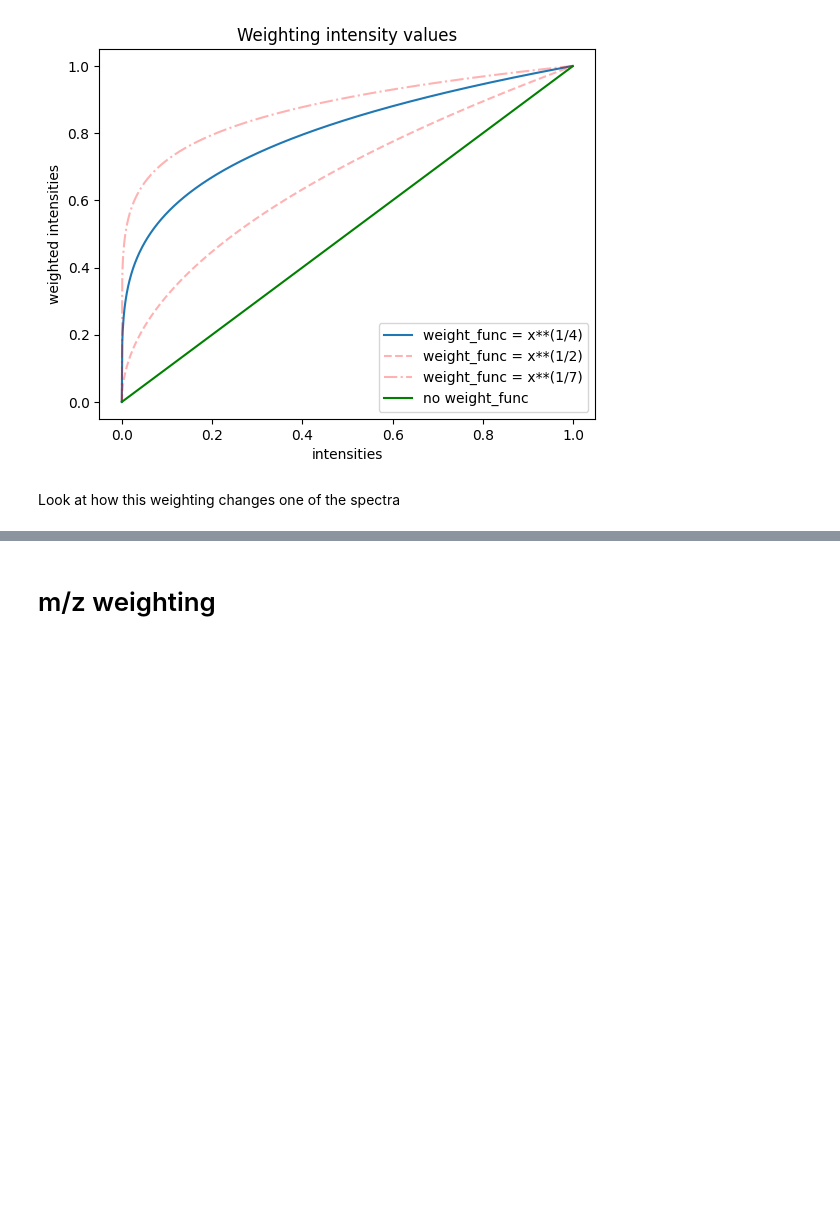
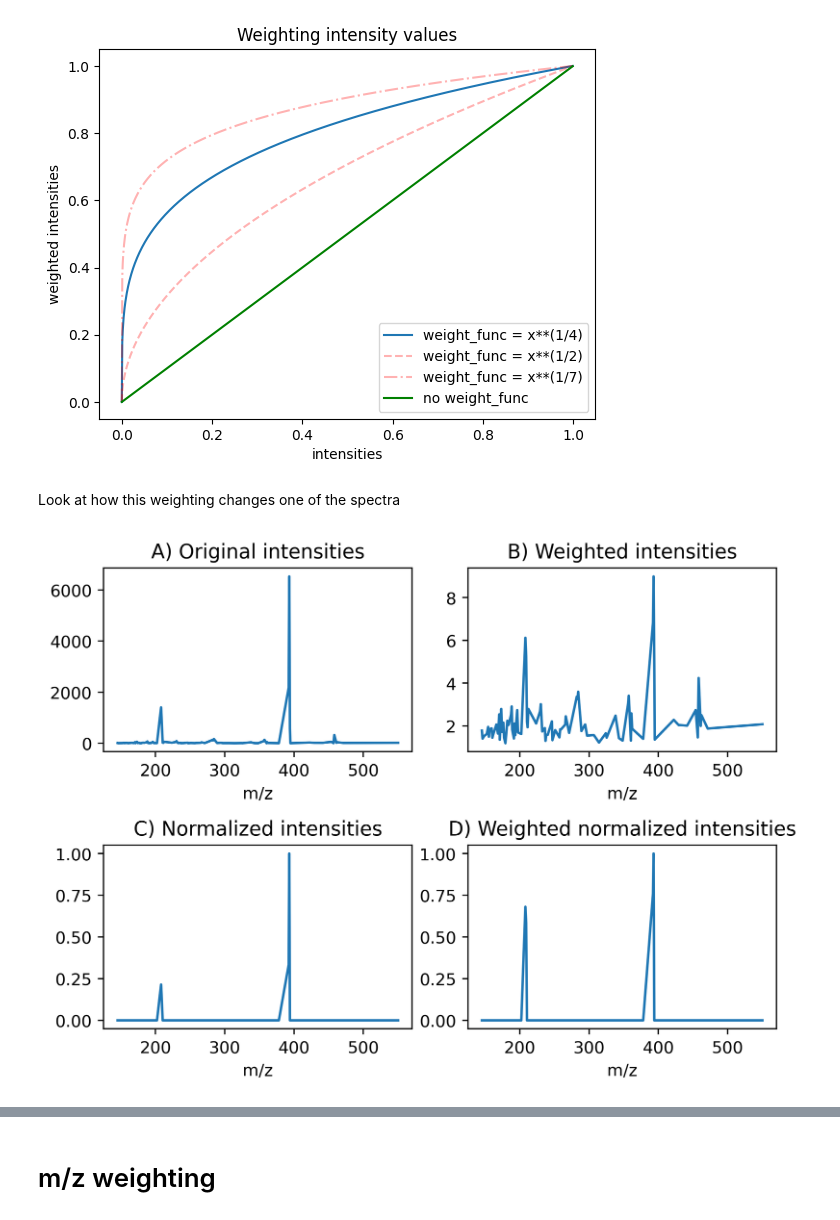
Before and after one commit to enveda/weighting-spectral-similarity, a Jupyter notebook: notebooks/helper_notebooks/create_figures_for weights.ipynb, the cells around one changed output, grey strips where cells are left out. Saved outputs shown, nothing was run; the diff lists cells and outputs as text; code cells hidden in the pictures; blank space fills up the shorter version.

```diff
--- a/notebooks/helper_notebooks/create_figures_for weights.ipynb
+++ b/notebooks/helper_notebooks/create_figures_for weights.ipynb
@@ -39,5 +39,63 @@ filename = ("../../data/ALL_GNPS_NO_PROPOGATED.mgf")
 with pyteomics.mgf.MGF(filename) as f_in:
     for spectrum_dict in tqdm(f_in):
         spectra.append(spectrum_dict)
+# %%
+# Weight intensities for one spectra
+#15, 100
+index1 = 200
+intensities1 = spectra[index1]['intensity array']
+intensities1 = np.array([x if x > 0.1 else 0 for x in intensities1])
+weighted_intensities1 = np.array(intensities1)**(1/4)
+
+index2 = 20
+intensities2 = spectra[index2]['intensity array']
+intensities2 = np.array([x if x > 0.1 else 0 for x in intensities2])
+weighted_intensities2 = np.array(intensities2)**(1/4)
+
+# Plot original spectra
+plt.figure(dpi=400)
+plt.subplot(2,2,1)
+#plt.plot(spectra[index1]['m/z array'], intensities1)
+plt.plot(spectra[index2]['m/z array'], intensities2)
+plt.xlabel('m/z')
+plt.title('A) Original intensities')
+
+# Plot weighted spectra
+plt.subplot(2,2,2)
+#plt.plot(spectra[index1]['m/z array'], weighted_intensities1)
+plt.plot(spectra[index2]['m/z array'], weighted_intensities2)
+plt.title('B) Weighted intensities')
+plt.xlabel('m/z')
+#plt.savefig('../figures/weighted_intensities.png', dpi=300)
+
+# Weight intensities for one spectra
+index1 = 200
+intensities1 = spectra[index1]['intensity array']/max(spectra[index1]['intensity array'])
+intensities1 = np.array([x if x > 0.1 else 0 for x in intensities1])
+weighted_intensities1 = np.array(intensities1)**(1/4)
+
+index2 = 20
+intensities2 = spectra[index2]['intensity array']/max(spectra[index2]['intensity array'])
+intensities2 = np.array([x if x > 0.1 else 0 for x in intensities2])
+weighted_intensities2 = np.array(intensities2)**(1/4)
+
+# Plot original spectra
+plt.subplot(2,2,3)
+#plt.plot(spectra[index1]['m/z array'], intensities1)
+plt.plot(spectra[index2]['m/z array'], intensities2)
+plt.title('C) Normalized intensities')
+plt.xlabel('m/z')
+
+# Plot weighted spectra
+plt.subplot(2,2,4)
+#plt.plot(spectra[index1]['m/z array'], weighted_intensities1)
+plt.plot(spectra[index2]['m/z array'], weighted_intensities2)
+plt.title('D) Weighted normalized intensities')
+plt.xlabel('m/z')
+#plt.savefig('../figures/weighted_intensities.png', dpi=300)
+plt.tight_layout()
+plt.show()
+# %% [output]
+[figure, added]
 # %%
 # Weight intensities for one spectra
```
Also changed, not shown: parts of 2 cells of this notebook.
